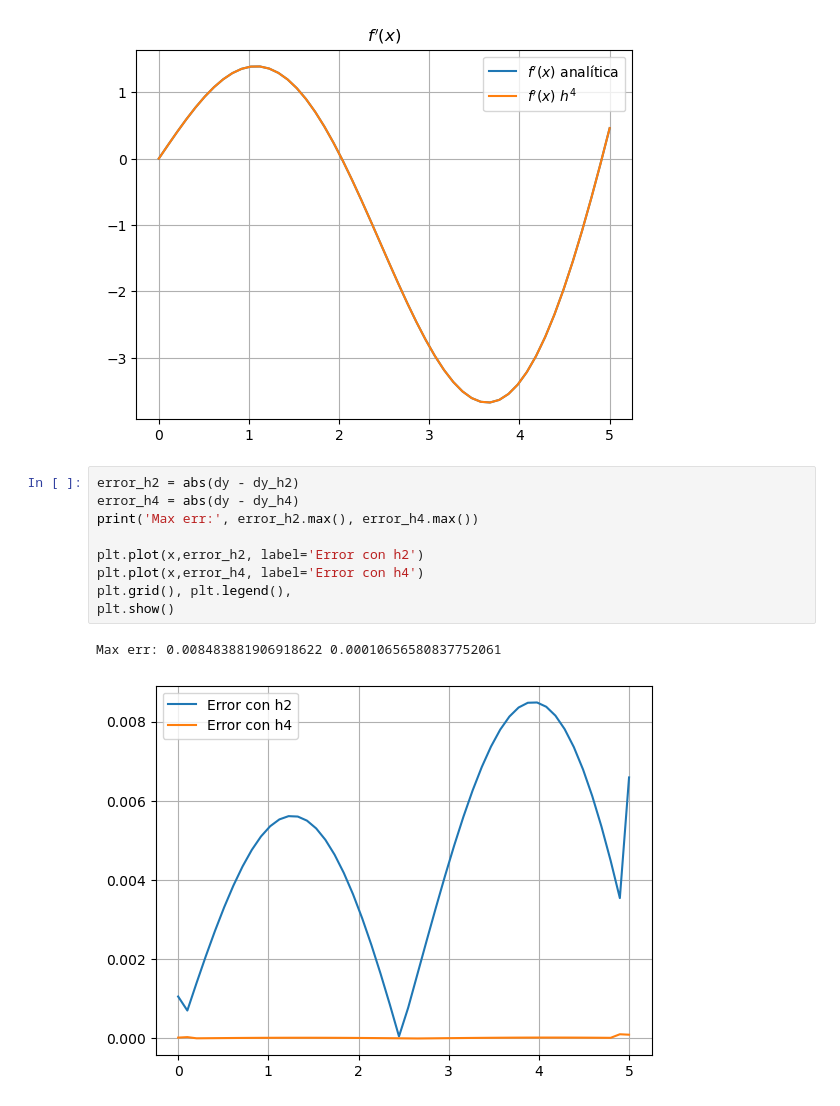
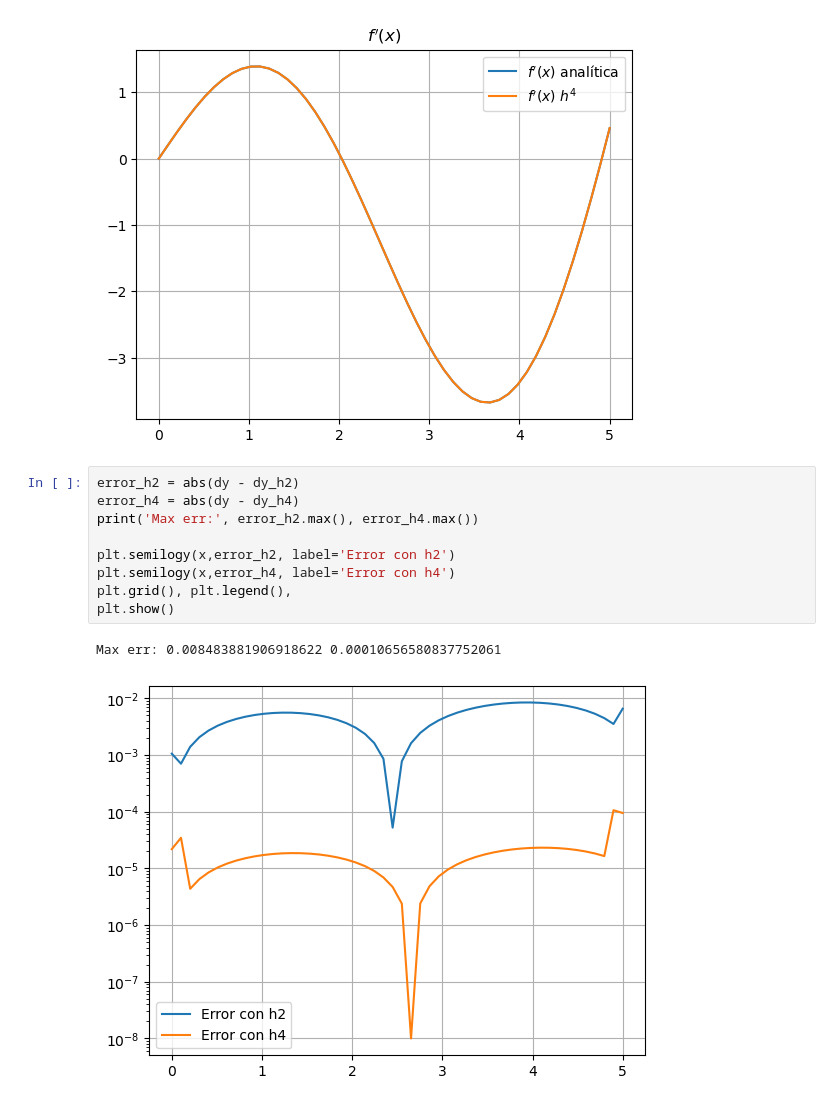
Before and after one commit to tamoaltas/FIS-COMP, a Jupyter notebook: clases/semana_3/clase5-derivadas.ipynb, the cells around one changed output. Drawn from its saved outputs; the diff is of its cells as text.

```diff
--- a/clases/semana_3/clase5-derivadas.ipynb
+++ b/clases/semana_3/clase5-derivadas.ipynb
@@ -169,12 +167,12 @@ plt.show()
 # %%
 error_h2 = abs(dy - dy_h2)
 error_h4 = abs(dy - dy_h4)
 print('Max err:', error_h2.max(), error_h4.max())
 
-plt.plot(x,error_h2, label='Error con h2')
-plt.plot(x,error_h4, label='Error con h4')
+plt.semilogy(x,error_h2, label='Error con h2')
+plt.semilogy(x,error_h4, label='Error con h4')
 plt.grid(), plt.legend(),
 plt.show()
 # %% [output]
 Max err: 0.008483881906918622 0.00010656580837752061
-[figure, old version]
+[figure, new version]
```
Also changed, not shown: parts of 3 cells of this notebook.
